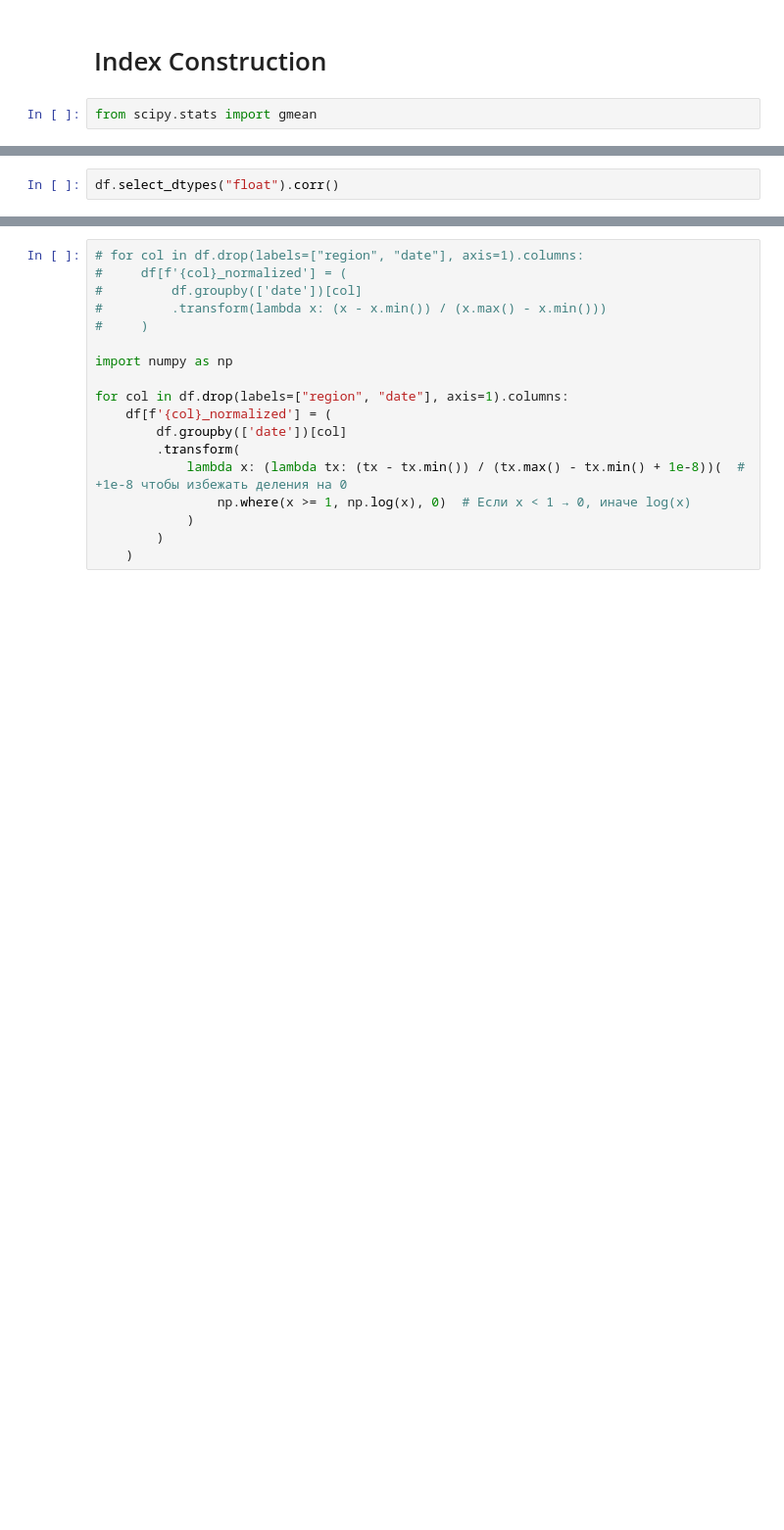
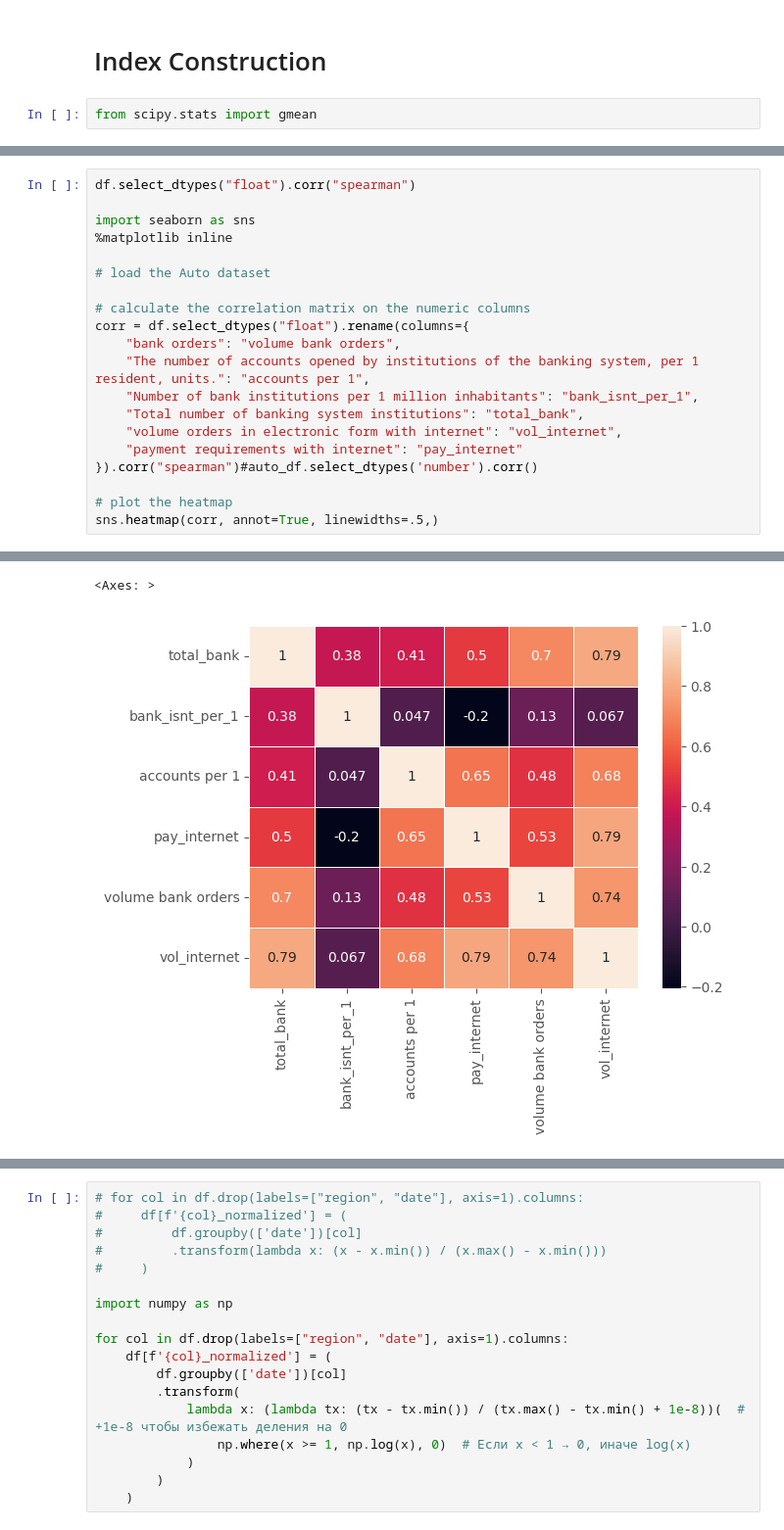
Before and after one commit to SergeevVladislav/hse_master_thesis, a Jupyter notebook: notebooks/index_creation.ipynb, the cells around one changed output, grey strips where cells are left out. Shown: that part at 98% size. Saved outputs shown, nothing was run; the diff lists cells and outputs as text; blank space fills up the shorter version.

```diff
--- a/notebooks/index_creation.ipynb
+++ b/notebooks/index_creation.ipynb
@@ -283,5 +359,23 @@ corr_features = [
 
 df = df.drop(labels=corr_features, axis=1, errors="ignore")
 # %%
-df.select_dtypes("float").corr()
+df.select_dtypes("float").corr("spearman")
+
+import seaborn as sns
+%matplotlib inline
+
+# load the Auto dataset
+
+# calculate the correlation matrix on the numeric columns
+corr = df.select_dtypes("float").rename(columns={
+    "bank orders": "volume bank orders",
+    "The number of accounts opened by institutions of the banking system, per 1 resident, units.": "accounts per 1",
+    "Number of bank institutions per 1 million inhabitants": "bank_isnt_per_1",
+    "Total number of banking system institutions": "total_bank",
+    "volume orders in electronic form with internet": "vol_internet",
+    "payment requirements with internet": "pay_internet"
+}).corr("spearman")#auto_df.select_dtypes('number').corr()
+
+# plot the heatmap
+sns.heatmap(corr, annot=True, linewidths=.5,)
 # %% [output]
@@ -298,2 +382,4 @@ df.select_dtypes("float").corr()
+<Axes: >
+[figure, added]
 # %%
 pd.set_option("display.max_columns", None)
```
Also changed, not shown: parts of 32 cells of this notebook, 34 other files.
